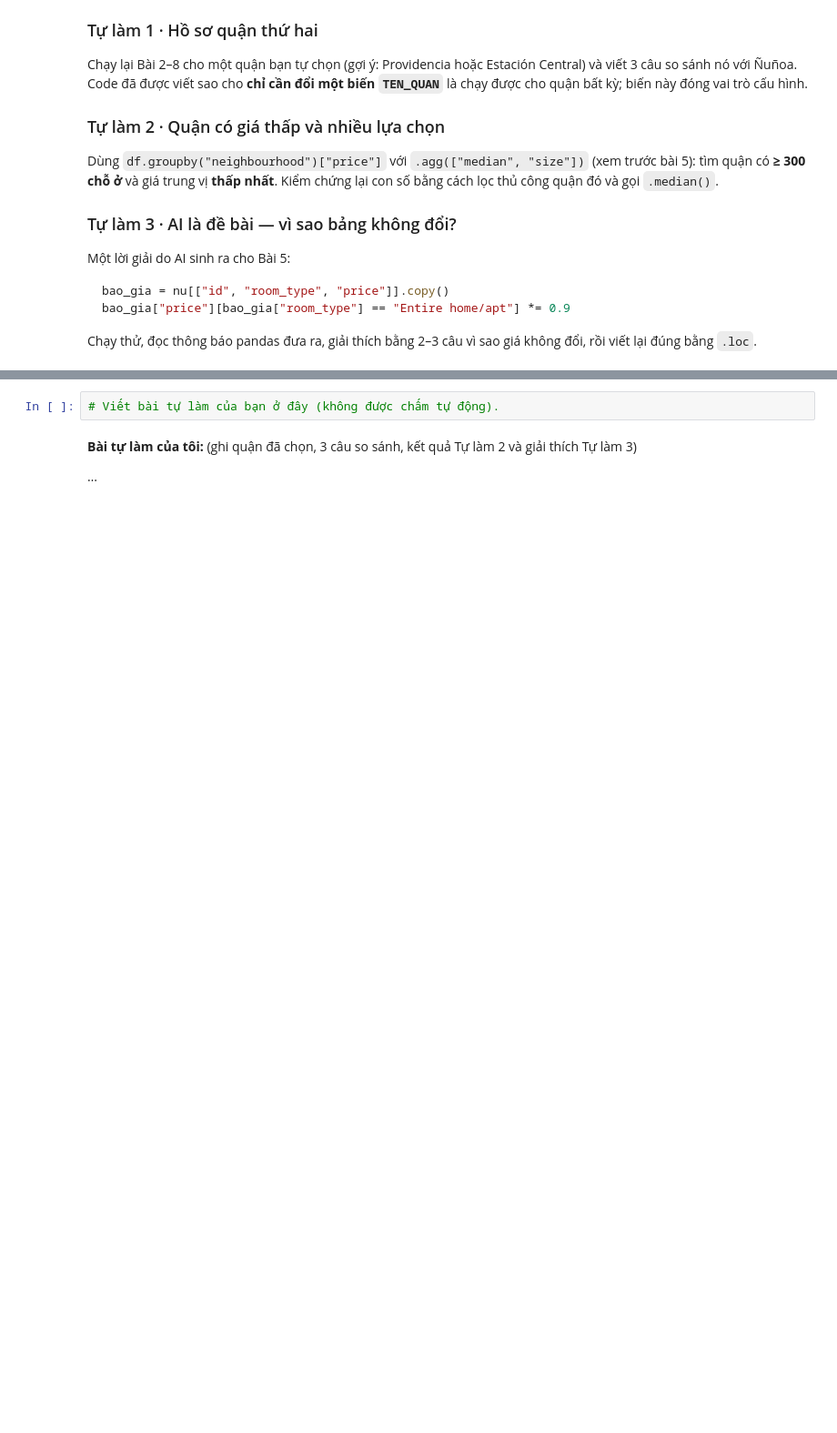
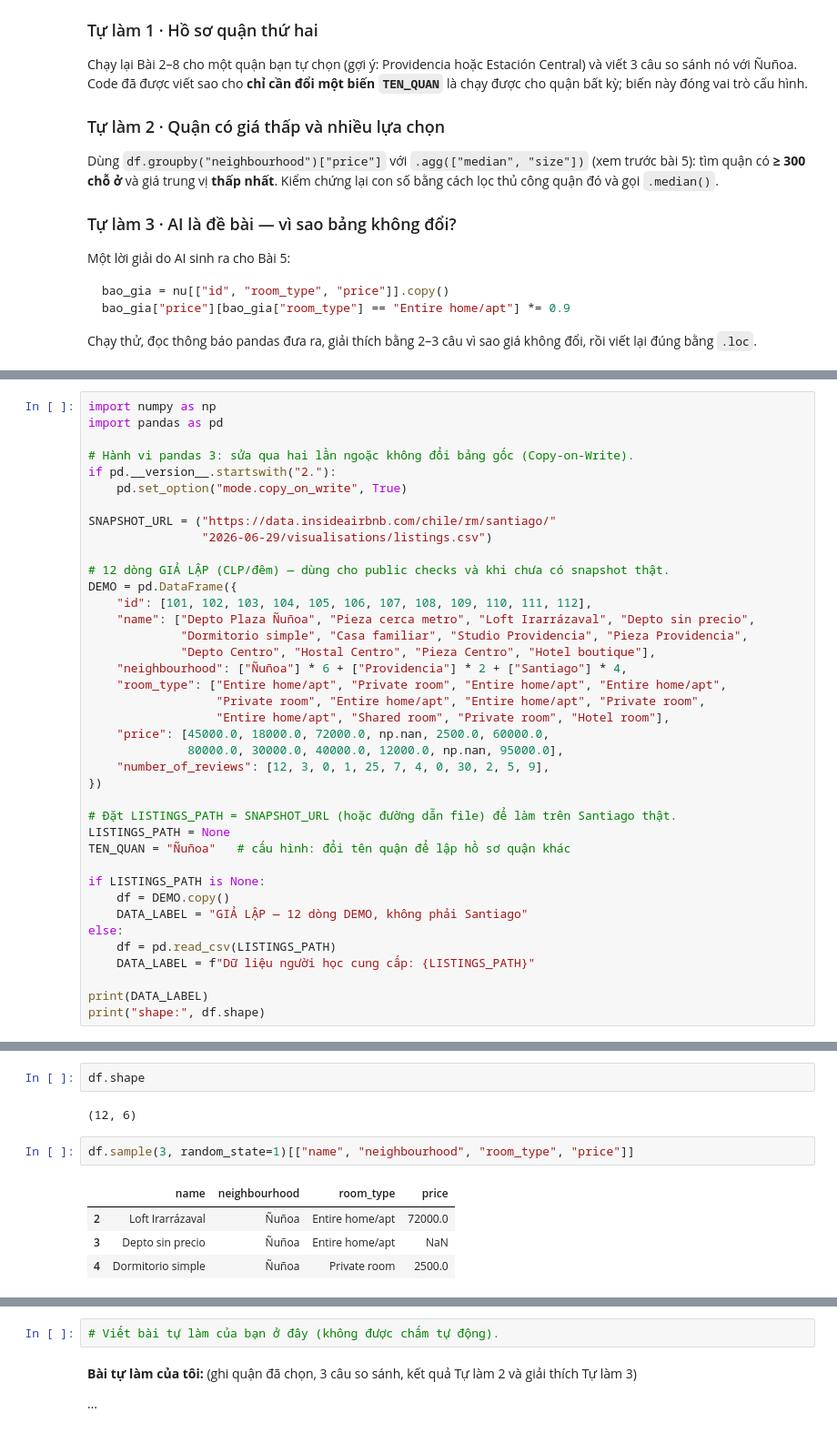
Before and after one commit to BenAnhBen/DSE2049_2_25022909-main, a Jupyter notebook: lab-04.ipynb, the cells around one changed output, grey strips where cells are left out. Shown at 91% size. Drawn from its saved outputs; the diff is of its cells as text; blank space fills up the shorter version.

Commit message:
hoàn thành các lab quên chưa commit

```diff
--- a/lab-04.ipynb
+++ b/lab-04.ipynb
@@ -513,0 +1423,39 @@ Chạy thử, đọc thông báo pandas đưa ra, giải thích bằng 2–3 câ
+# %%
+import numpy as np
+import pandas as pd
+
+# Hành vi pandas 3: sửa qua hai lần ngoặc không đổi bảng gốc (Copy-on-Write).
+if pd.__version__.startswith("2."):
+    pd.set_option("mode.copy_on_write", True)
+
+SNAPSHOT_URL = ("https://data.insideairbnb.com/chile/rm/santiago/"
+                "2026-06-29/visualisations/listings.csv")
+
+# 12 dòng GIẢ LẬP (CLP/đêm) — dùng cho public checks và khi chưa có snapshot thật.
+DEMO = pd.DataFrame({
+    "id": [101, 102, 103, 104, 105, 106, 107, 108, 109, 110, 111, 112],
+    "name": ["Depto Plaza Ñuñoa", "Pieza cerca metro", "Loft Irarrázaval", "Depto sin precio",
+             "Dormitorio simple", "Casa familiar", "Studio Providencia", "Pieza Providencia",
+             "Depto Centro", "Hostal Centro", "Pieza Centro", "Hotel boutique"],
+    "neighbourhood": ["Ñuñoa"] * 6 + ["Providencia"] * 2 + ["Santiago"] * 4,
+    "room_type": ["Entire home/apt", "Private room", "Entire home/apt", "Entire home/apt",
+                  "Private room", "Entire home/apt", "Entire home/apt", "Private room",
+                  "Entire home/apt", "Shared room", "Private room", "Hotel room"],
+    "price": [45000.0, 18000.0, 72000.0, np.nan, 2500.0, 60000.0,
+              80000.0, 30000.0, 40000.0, 12000.0, np.nan, 95000.0],
+    "number_of_reviews": [12, 3, 0, 1, 25, 7, 4, 0, 30, 2, 5, 9],
+})
+
+# Đặt LISTINGS_PATH = SNAPSHOT_URL (hoặc đường dẫn file) để làm trên Santiago thật.
+LISTINGS_PATH = None
+TEN_QUAN = "Ñuñoa"   # cấu hình: đổi tên quận để lập hồ sơ quận khác
+
+if LISTINGS_PATH is None:
+    df = DEMO.copy()
+    DATA_LABEL = "GIẢ LẬP — 12 dòng DEMO, không phải Santiago"
+else:
+    df = pd.read_csv(LISTINGS_PATH)
+    DATA_LABEL = f"Dữ liệu người học cung cấp: {LISTINGS_PATH}"
+
+print(DATA_LABEL)
+print("shape:", df.shape)
@@ -513,0 +1534,11 @@ Chạy thử, đọc thông báo pandas đưa ra, giải thích bằng 2–3 câ
+# %%
+df.shape
+# %% [output]
+(12, 6)
+# %%
+df.sample(3, random_state=1)[["name", "neighbourhood", "room_type", "price"]]
+# %% [output]
+|  | name | neighbourhood | room_type | price |
+| 2 | Loft Irarrázaval | Ñuñoa | Entire home/apt | 72000.0 |
+| 3 | Depto sin precio | Ñuñoa | Entire home/apt | NaN |
+| 4 | Dormitorio simple | Ñuñoa | Private room | 2500.0 |
```
Also changed, not shown: parts of 129 cells of this notebook, 4 other files.
